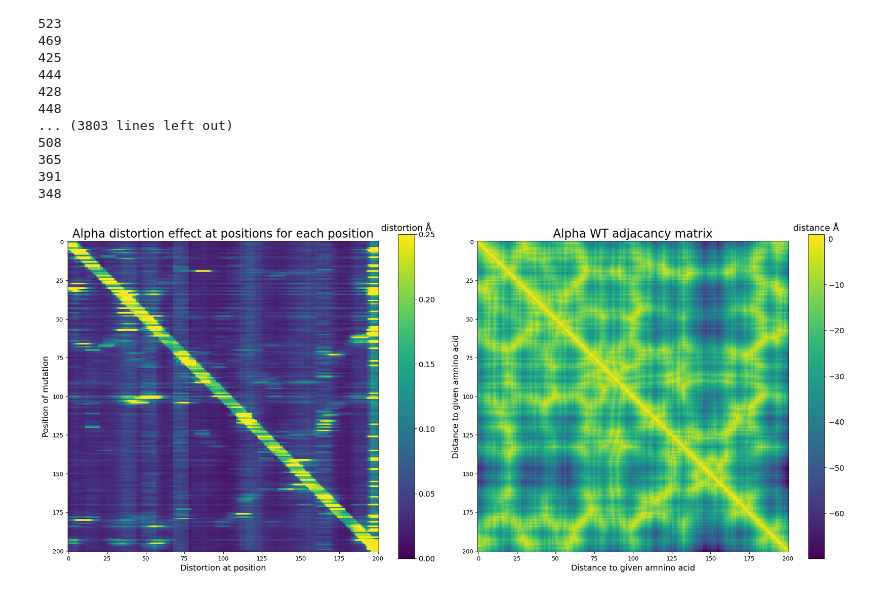
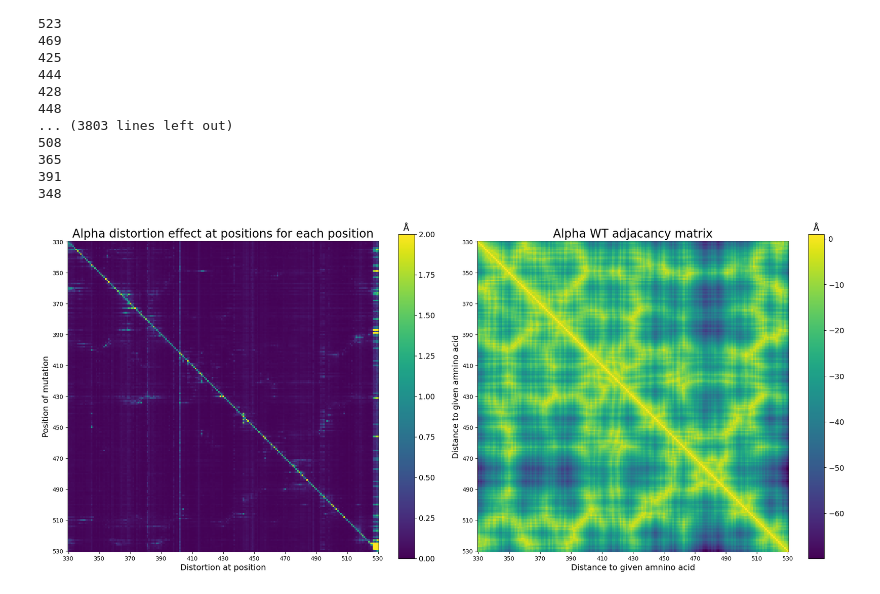
Before and after one commit to csabaiBio/RBD-AlphaFold2-structures-and-phenotypic-information, a Jupyter notebook: data_usage_scripts/xyz_variation_at_position.ipynb, the cells around one changed output. Saved outputs shown, nothing was run; the diff lists cells and outputs as text; code cells hidden in the pictures.

```diff
--- a/data_usage_scripts/xyz_variation_at_position.ipynb
+++ b/data_usage_scripts/xyz_variation_at_position.ipynb
@@ -269,34 +273,44 @@ df1 = df1.groupby(['pos']).mean().unstack(fill_value=0) #did it mean values insi
 df1 = pd.DataFrame(df1["effect"].to_list())
 df1 = df1.to_numpy()
 
 f, axes = plt.subplots(1, 2,figsize=(20, 10), dpi=100)
 
-colors = axes[0].imshow(df1,vmin=0, vmax=0.25)
+colors = axes[0].imshow(df1,vmin=0, vmax=2)
 axes[0].set_title('Alpha distortion effect at positions for each position',fontsize=20)
 axes[0].set_ylabel('Position of mutation',fontsize=14)
 axes[0].set_xlabel('Distortion at position',fontsize=14)
 clb = plt.colorbar(colors,ax=axes[0],shrink=0.80)
 clb.ax.tick_params(labelsize=13)
-clb.ax.set_title('distortion Å',fontsize=15)
+clb.ax.set_title('Å',fontsize=15)
+axes[0].set_xticks(range(0,201,20),range(330,531,20)) #incorect labels..
+axes[0].set_yticks(range(0,201,20),range(330,531,20)) #incorect labels..
+
+
 
 af2_adg = np.load("/mnt/ncshare/ozkilim/covid/data_release_paper/wuhan_generalization_experements/embeddings/alpha_adj_mat_encoding.npy")
 af2_adg = af2_adg[0,:-2]
 af2_adg = af2_adg.reshape((201, 201))
 
 colors = axes[1].imshow(1-af2_adg)
 axes[1].set_title('Alpha WT adjacancy matrix',fontsize=20)
 axes[1].set_ylabel('Distance to given amnino acid',fontsize=14)
 axes[1].set_xlabel('Distance to given amnino acid',fontsize=14)
 
 # axes[1].set_aspect(10)
+axes[1].set_xticks(range(0,201,20),range(330,531,20)) #incorect labels..
+axes[1].set_yticks(range(0,201,20),range(330,531,20)) #incorect labels..
 
 
 clb = plt.colorbar(colors,ax=axes[1],shrink=0.80)
 clb.ax.tick_params(labelsize=13)
-clb.ax.set_title('distance Å',fontsize=15)
+clb.ax.set_title('Å',fontsize=15)
 
 plt.tight_layout()
 plt.show()
 f.savefig("../reasults_figs/local_distortion_positions.png",bbox_inches='tight',facecolor="white")
+
+# change axes labels!
+
+# 371 373.. they are in omicron see if they change the interface...
 # %% [output]
-[figure, old version]
+[figure, new version]
```
Also changed, not shown: parts of 2 cells of this notebook, 2 other files.
